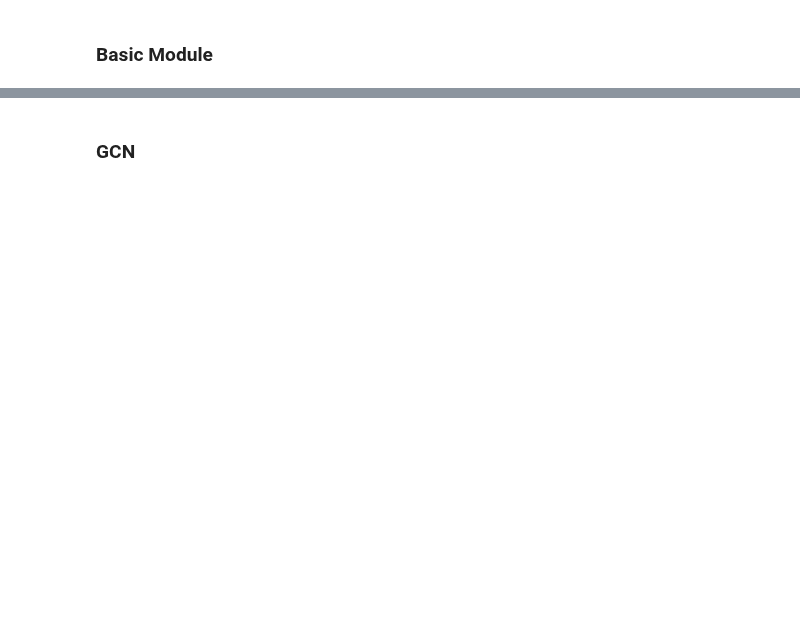
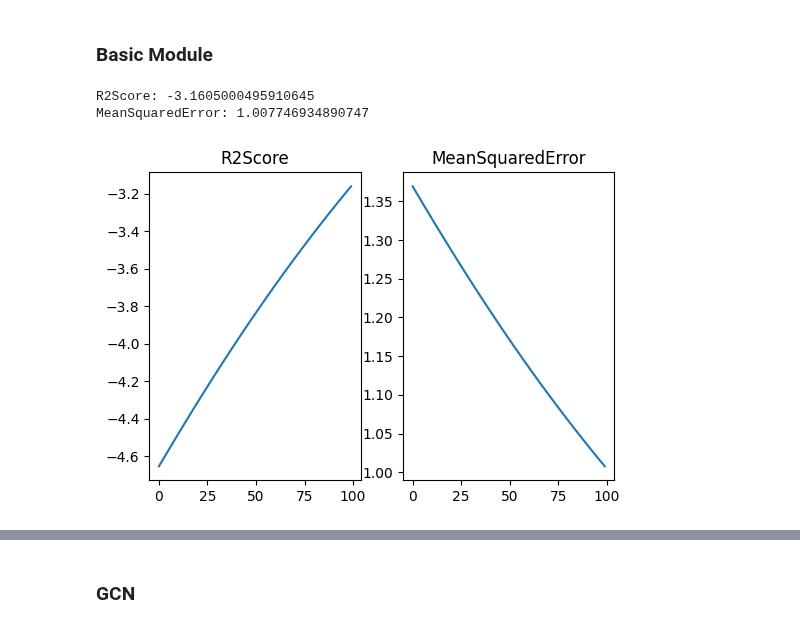
Before and after one commit to JasaZnidar/Predvidenje-zmagovalca-vaterpolo, a Jupyter notebook: Diplomska_naloga.ipynb, the cells around one changed output, grey strips where cells are left out. Cells and saved outputs as stored; diff of their text form; code cells hidden in the pictures; blank space fills up the shorter version.

```diff
--- a/Diplomska_naloga.ipynb
+++ b/Diplomska_naloga.ipynb
@@ -459,0 +550,7 @@ HeteroData(
+# %%
+epochs = 100
+size = 32
+iterations = 3
+embedding_size = 20
+lr = 0.001
+metapath = [('team_in_match', 'played_rev', 'player_in_match'), ('player_in_match', 'player_instance_rev', 'player'), ('player', 'player_instance', 'player_in_match')]
@@ -460,3 +633,16 @@ HeteroData(
+# %%
+def drawData(data: list[dict]) -> None:
+  keys = [key for key in data[0].keys()]
+  num = len(keys)
+
+  _, ax = plt.subplots(1, num, figsize=(num*3, 4))
+
+  for i in range(num):
+    ax[i].set_title(keys[i])
+
+    ax[i].plot(range(len(data)), [data[x][keys[i]].item() for x in range(len(data))])
+
+  plt.show()
 # %% [markdown]
 ## Encoder and Decoder
 # %%
@@ -640,35 +897,40 @@ AttributeError: module 'torch_geometric.loader' has no attribute 'HeteroSamplerO
 ### Basic Module
 # %%
 basic = basicModule(device=device)
+basicData = []
 
-optimizer = torch.optim.Adam(basic.parameters(), lr=0.001)
-r2 = R2Score().to(device)
-mse = MeanSquaredError().to(device)
+optimizer = torch.optim.Adam(basic.parameters(), lr=lr)
 
 for epoch in range(epochs):
   total_loss = total_examples = 0
+  basic.train()
   optimizer.zero_grad()
   pred = basic(
-      train_data['team_in_match'].x,
-      train_data['team_in_match', 'result', 'team_in_match'].edge_index
+      hetero_train_data['team_in_match'].x,
+      hetero_train_data['team_in_match', 'result', 'team_in_match'].edge_index
   ).T.to(device)
-  ground_truth = train_data['team_in_match', 'result', 'team_in_match'].edge_attr.to(device)
+  ground_truth = hetero_train_data['team_in_match', 'result', 'team_in_match'].edge_attr.to(device)
   loss = torch.nn.functional.binary_cross_entropy_with_logits(pred, ground_truth)
   loss.backward()
   optimizer.step()
-  total_loss += float(loss) * pred.numel()
-  total_examples += pred.numel()
-  r2.update(pred.T, ground_truth.T)
-  mse.update(pred.T, ground_truth.T)
 
-  #print(f"Epoch: {epoch+1:03d}, Loss: {total_loss / total_examples:.4f}, R2: {r2.compute()}, MSE: {mse.compute()}")
+  # validate
+  pred = basic(
+      hetero_val_data['team_in_match'].x,
+      hetero_val_data['team_in_match', 'result', 'team_in_match'].edge_index
+  ).T.to(device)
+  ground_truth = hetero_val_data['team_in_match', 'result', 'team_in_match'].edge_attr.to(device)
 
-# validate
-pred = basic(
-    val_data['team_in_match'].x,
-    val_data['team_in_match', 'result', 'team_in_match'].edge_index
-).T.to(device)
-ground_truth = val_data['team_in_match', 'result', 'team_in_match'].edge_attr.to(device)
-r2.update(pred.T, ground_truth.T)
-mse.update(pred.T, ground_truth.T)
-print(f"Validation\n\tR2: {r2.compute()}\n\tMSE: {mse.compute()}")
+  basicMetric = Metrics(device)
+  basicMetric.update(pred.T, ground_truth.T)
+  compute = basicMetric.compute()
+  basicData.append(compute)
+
+for key in compute:
+  print(f"{key}: {compute[key]}")
+
+drawData(basicData)
+# %% [output]
+R2Score: -3.1605000495910645
+MeanSquaredError: 1.007746934890747
+[figure, added]
```
Also changed, not shown: parts of 39 cells of this notebook.
